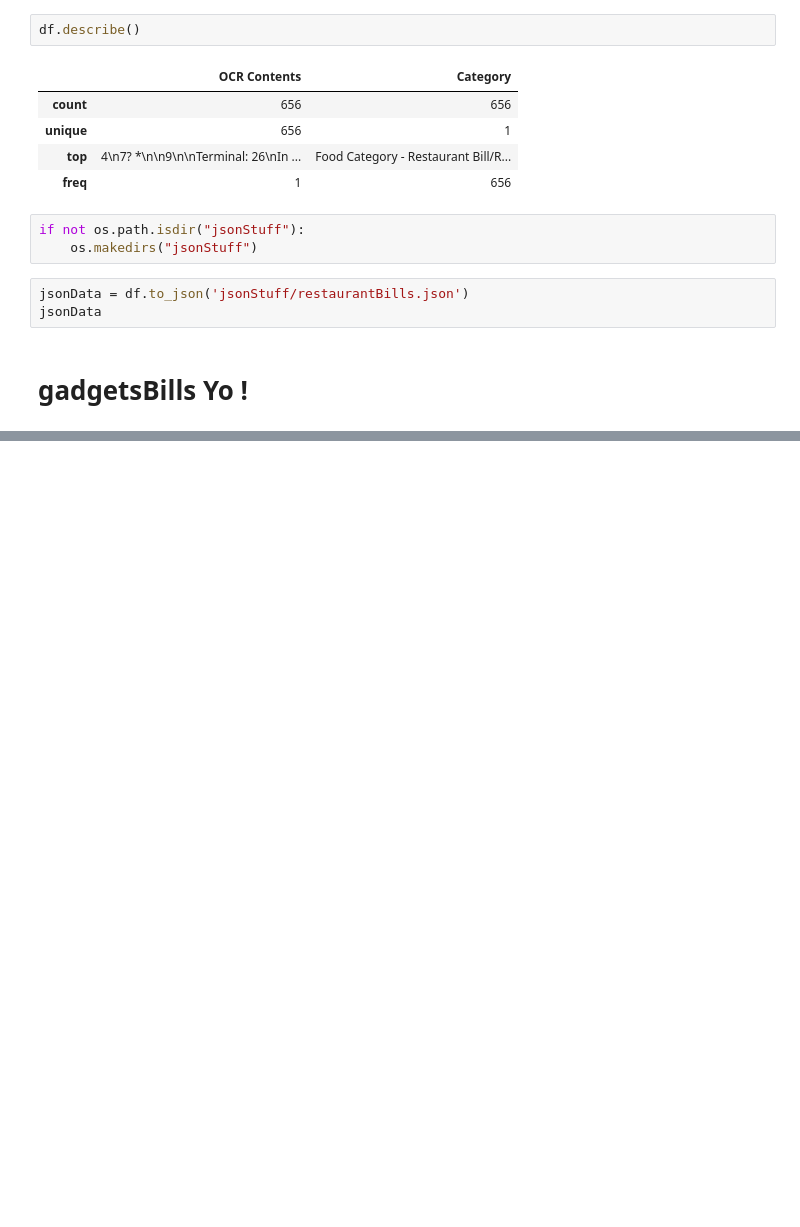
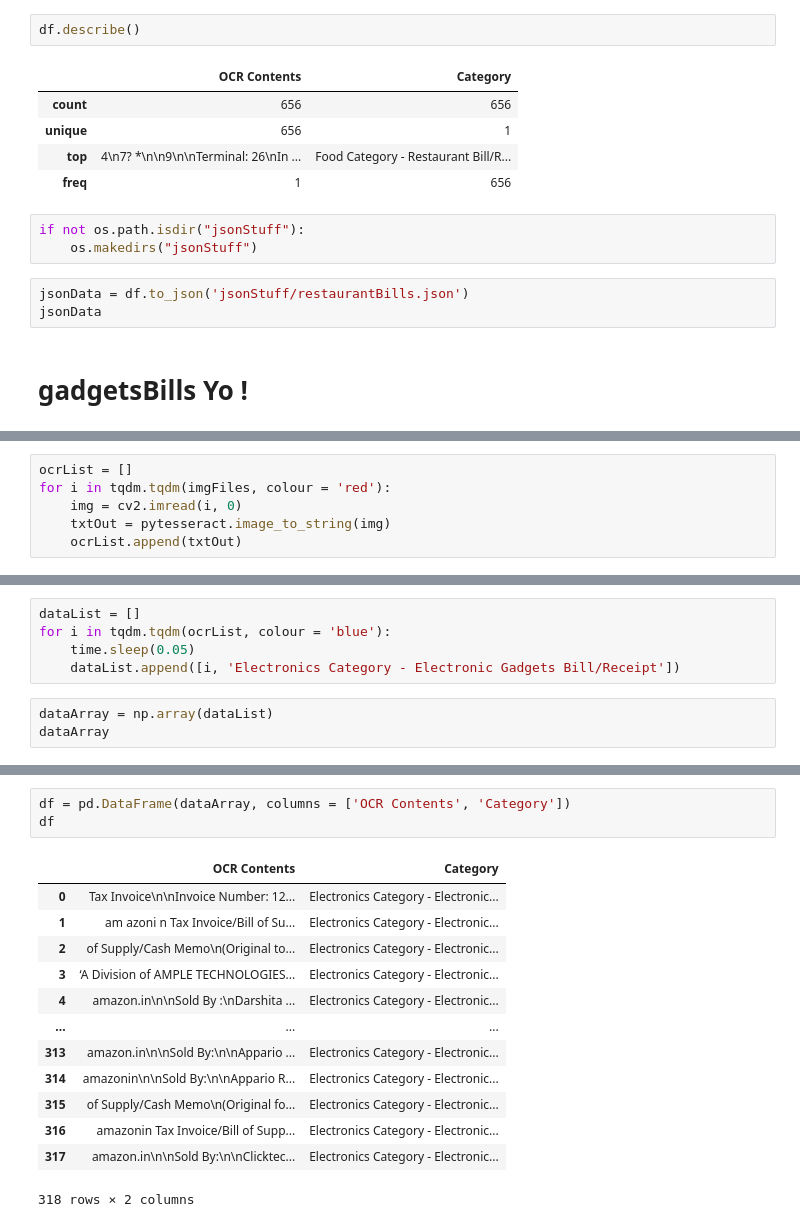
Before and after one commit to Sid-047/LMstuff, a Jupyter notebook: dataStuff/dataSampling/samplingStuff.ipynb, the cells around one changed output, grey strips where cells are left out. Saved outputs shown, nothing was run; the diff lists cells and outputs as text; blank space fills up the shorter version.

```diff
--- a/dataStuff/dataSampling/samplingStuff.ipynb
+++ b/dataStuff/dataSampling/samplingStuff.ipynb
@@ -721,0 +769,6 @@ jsonData
+# %%
+ocrList = []
+for i in tqdm.tqdm(imgFiles, colour = 'red'):
+    img = cv2.imread(i, 0)
+    txtOut = pytesseract.image_to_string(img)
+    ocrList.append(txtOut)
@@ -721,0 +781,8 @@ jsonData
+# %%
+dataList = []
+for i in tqdm.tqdm(ocrList, colour = 'blue'):
+    time.sleep(0.05)
+    dataList.append([i, 'Electronics Category - Electronic Gadgets Bill/Receipt'])
+# %%
+dataArray = np.array(dataList)
+dataArray
@@ -721,0 +807,17 @@ jsonData
+# %%
+df = pd.DataFrame(dataArray, columns = ['OCR Contents', 'Category'])
+df
+# %% [output]
+|  | OCR Contents | Category |
+| 0 | Tax Invoice\n\nInvoice Number: 12... | Electronics Category - Electronic... |
+| 1 | am azoni n Tax Invoice/Bill of Su... | Electronics Category - Electronic... |
+| 2 | of Supply/Cash Memo\n(Original to... | Electronics Category - Electronic... |
+| 3 | ‘A Division of AMPLE TECHNOLOGIES... | Electronics Category - Electronic... |
+| 4 | amazon.in\n\nSold By :\nDarshita ... | Electronics Category - Electronic... |
+| ... | ... | ... |
+| 313 | amazon.in\n\nSold By:\n\nAppario ... | Electronics Category - Electronic... |
+| 314 | amazonin\n\nSold By:\n\nAppario R... | Electronics Category - Electronic... |
+| 315 | of Supply/Cash Memo\n(Original fo... | Electronics Category - Electronic... |
+| 316 | amazonin Tax Invoice/Bill of Supp... | Electronics Category - Electronic... |
+| 317 | amazon.in\n\nSold By:\n\nClicktec... | Electronics Category - Electronic... |
+318 rows × 2 columns
```
Also changed, not shown: parts of 10 cells of this notebook.
